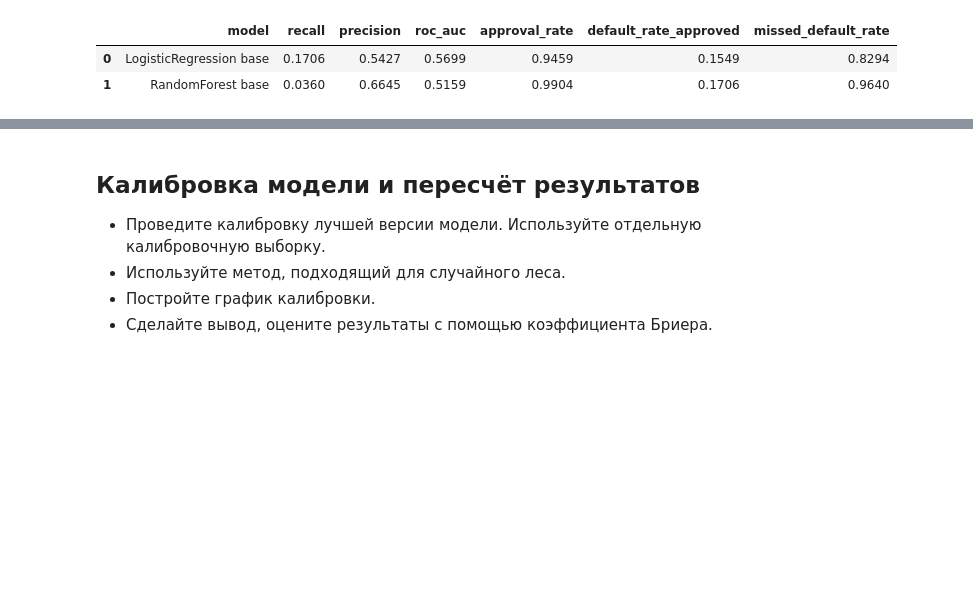
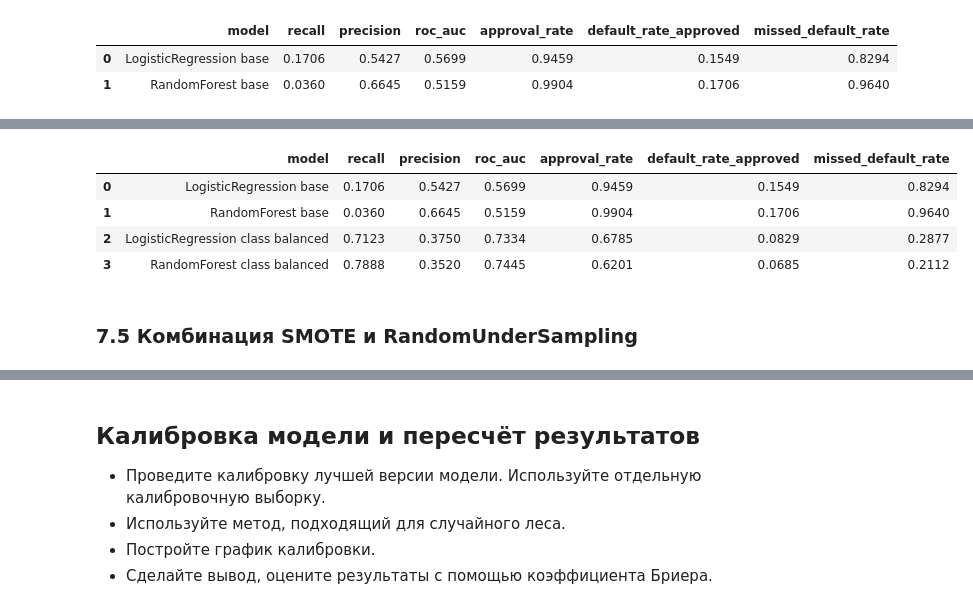
Before and after one commit to TemaQDX/sprint_15_project_behavioral_scoring, a Jupyter notebook: sprint_15_project_behavioral_scoring_Artem_Burov.ipynb, the cells around one changed output, grey strips where cells are left out. Saved outputs shown, nothing was run; the diff lists cells and outputs as text; code cells hidden in the pictures; blank space fills up the shorter version.

```diff
--- a/sprint_15_project_behavioral_scoring_Artem_Burov.ipynb
+++ b/sprint_15_project_behavioral_scoring_Artem_Burov.ipynb
@@ -613,8 +618,7 @@ def update_metrics_df(metrics_dict, model_name, df_in=None):
         df_row = pd.DataFrame(metrics_dict).mean().round(4).to_frame().T
         column_names = [col for col in df_row.columns if col.startswith('test_')]
         df_row = df_row[column_names]
-        column_names = [col.replace('test_', '', 1) for col in column_names if col.startswith('test_')]
-        df_row.columns = column_names
+        df_row.columns = [col.replace('test_', '', 1) for col in column_names if col.startswith('test_')]
         df_row['model'] = model_name
         cols = ['model'] + [col for col in df_row.columns if col != 'model']
         return df_row[cols]
@@ -2141,7 +2145,7 @@ X_transformed_df.head()
 # %% [markdown]
 ### 7.3 Создаём две базовые модели без балансировки классов в целевой переменной: логистическую регрессию и случайный лес
 # %%
-model_lr = LogisticRegression(
+model_lr_base = LogisticRegression(
     l1_ratio=0,
     C=1.0,
     solver='lbfgs',
@@ -2153,7 +2157,7 @@ model_lr = LogisticRegression(
 pipeline_lr_base = Pipeline(
     steps=[
         ('preprocessor', preprocessor),
-        ('model', model_lr)
+        ('model', model_lr_base)
     ]
 )
 
@@ -2259,0 +2324,20 @@ df_results
+# %%
+model_rfc_class_balanced = RandomForestClassifier(
+    n_estimators=200,
+    max_depth=7,
+    min_samples_leaf=10,
+    max_features='sqrt',
+    bootstrap=True,
+    class_weight='balanced',
+    n_jobs=-1,
+    random_state=RANDOM_SEED
+)
+
+pipeline_rfc_class_balanced = Pipeline(
+    steps=[
+        ('preprocessor', preprocessor),
+        ('model', model_rfc_class_balanced)
+    ]
+)
+
+pipeline_rfc_class_balanced
@@ -2259,0 +2362,22 @@ df_results
+# %%
+cv_results_rfc_class_balanced = cross_validate(
+    estimator=pipeline_rfc_class_balanced,
+    X=X_train_val,
+    y=y_train_val,
+    cv=gts,
+    groups=groups,
+    scoring=scorers,
+    return_train_score=False,
+    n_jobs=-1
+)
+
+df_results = update_metrics_df(metrics_dict=cv_results_rfc_class_balanced, model_name='RandomForest class balanced', df_in=df_results)
+df_results
+# %% [output]
+|  | model | recall | precision | roc_auc | approval_rate | default_rate_approved | missed_default_rate |
+| 0 | LogisticRegression base | 0.1706 | 0.5427 | 0.5699 | 0.9459 | 0.1549 | 0.8294 |
+| 1 | RandomForest base | 0.0360 | 0.6645 | 0.5159 | 0.9904 | 0.1706 | 0.9640 |
+| 2 | LogisticRegression class balanced | 0.7123 | 0.3750 | 0.7334 | 0.6785 | 0.0829 | 0.2877 |
+| 3 | RandomForest class balanced | 0.7888 | 0.3520 | 0.7445 | 0.6201 | 0.0685 | 0.2112 |
+# %% [markdown]
+### 7.5 Комбинация SMOTE и RandomUnderSampling
```
Also changed, not shown: parts of 14 cells of this notebook.
